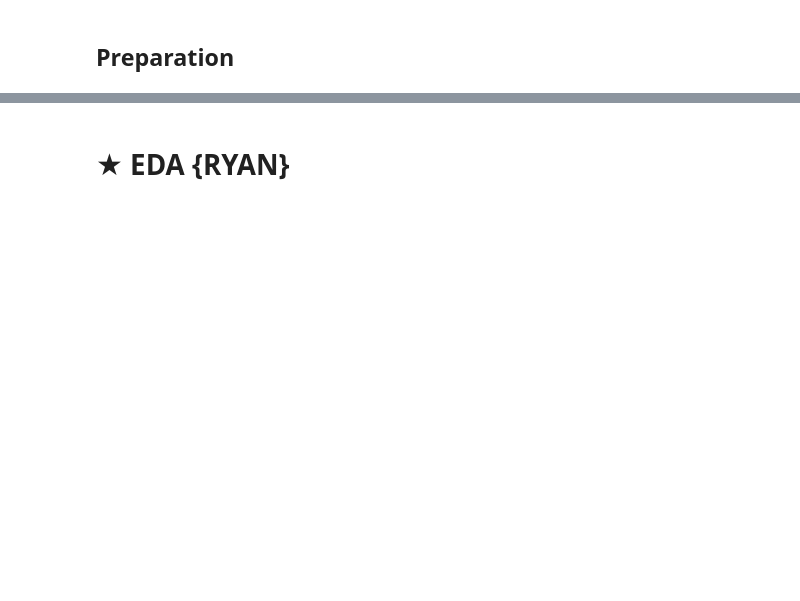
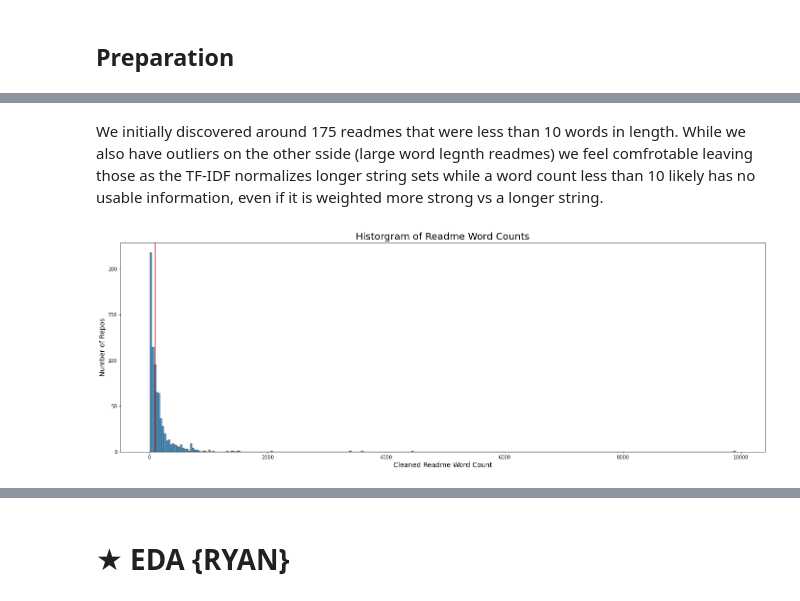
Before and after one commit to laskowski-maggard-miller/nlp_project, a Jupyter notebook: Repo_Analysis_Final.ipynb, the cells around one changed output, grey strips where cells are left out. Cells and saved outputs as stored; diff of their text form; code cells hidden in the pictures; blank space fills up the shorter version.

```diff
--- a/Repo_Analysis_Final.ipynb
+++ b/Repo_Analysis_Final.ipynb
@@ -111,0 +234,12 @@ pd.set_option('display.max_columns', None)
+# %% [markdown]
+We initially discovered around 175 readmes that were less than 10 words in length.  While we also have outliers on the other sside (large word legnth readmes) we feel comfrotable leaving those as the TF-IDF normalizes longer string sets while a word count less than 10 likely has no usable information, even if it is weighted more strong vs a longer string.
+# %%
+plt.figure(figsize = (24,8))
+sns.histplot(x=df.cleaned_length)
+plt.xlabel('Cleaned Readme Word Count', size = 14)
+plt.ylabel('Number of Repos', size = 14)
+plt.title("Historgram of Readme Word Counts", size = 20)
+plt.axvline(93, c = 'red')
+plt.show()
+# %% [output]
+[figure, added]
```
Also changed, not shown: parts of 89 cells of this notebook.
